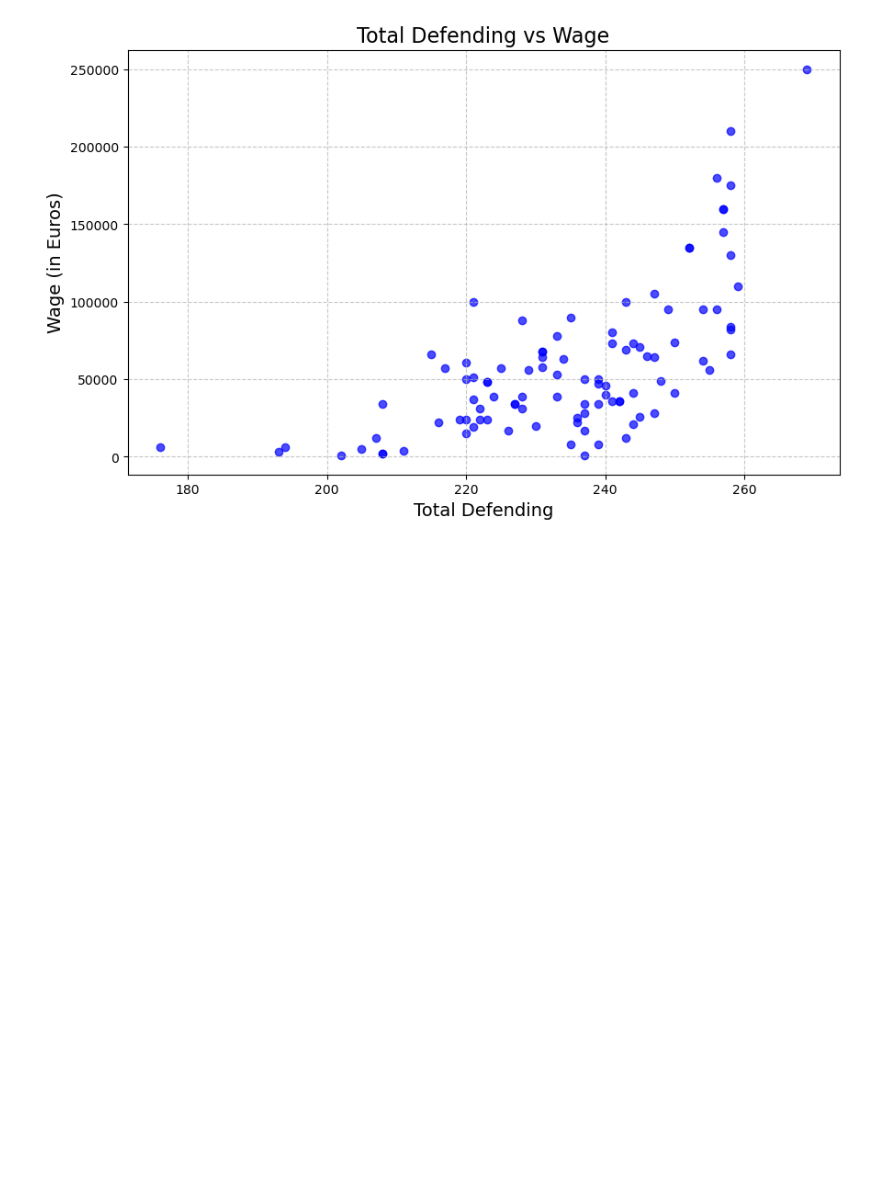
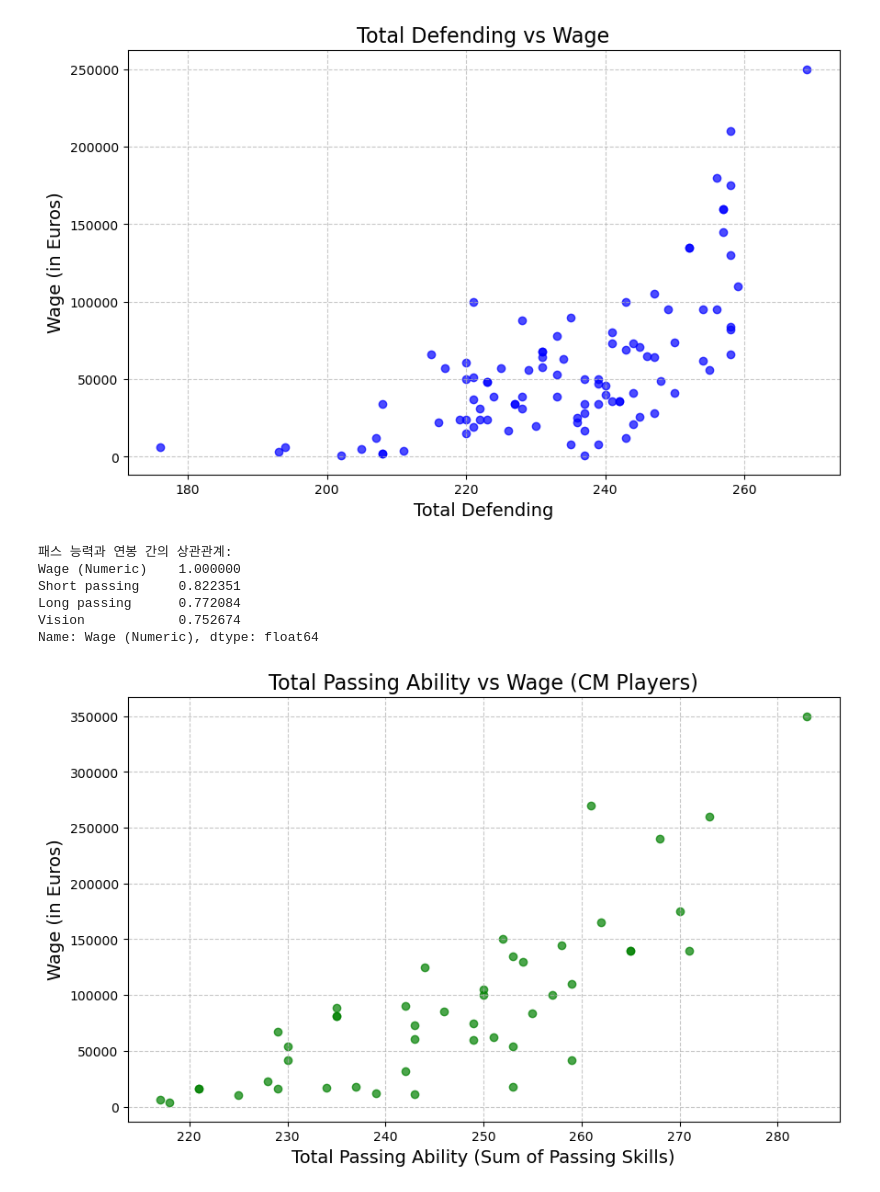
Before and after one commit to choimin0221/data-analytic-programming, a Jupyter notebook: exam1.ipynb, the cells around one changed output. Cells and saved outputs as stored; diff of their text form; code cells hidden in the pictures; blank space fills up the shorter version.

```diff
--- a/exam1.ipynb
+++ b/exam1.ipynb
@@ -224,3 +213,65 @@ else:
     print("Column 'Total defending' does not exist in the dataset.")
 # %% [output]
 [figure]
+# %%
+# 연봉 데이터를 숫자형으로 변환하는 함수 정의
+def parse_wage(value):
+    if isinstance(value, str) and 'K' in value:
+        return float(value.replace('€', '').replace('K', '')) * 1_000
+    elif isinstance(value, str) and 'M' in value:
+        return float(value.replace('€', '').replace('M', '')) * 1_000_000
+    else:
+        return None
+
+# Wage 데이터를 숫자로 변환하여 새로운 열 생성
+df['Wage (Numeric)'] = df['Wage'].apply(parse_wage)
+
+# 중앙 미드필더(CM) 선수들 필터링
+cm_df = df[df['Best position'] == 'CM'].copy()  # 복사본 생성
+
+# 패스 데이터를 숫자로 변환하는 함수 정의
+def clean_numeric(value):
+    try:
+        return float(value.split('+')[0])  # '+' 기호 제거 후 숫자로 변환
+    except:
+        return None
+
+# 패스 관련 열에 변환 적용 (loc 사용)
+passing_attributes = ['Short passing', 'Long passing', 'Vision']
+for attr in passing_attributes:
+    cm_df.loc[:, attr] = cm_df[attr].apply(clean_numeric)
+
+# 변환 후 상관관계 계산
+cm_passing_wage_corr_cleaned = cm_df[passing_attributes + ['Wage (Numeric)']].dropna().corr()
+passing_wage_correlations_cleaned = cm_passing_wage_corr_cleaned['Wage (Numeric)'].sort_values(ascending=False)
+
+# 상관관계 결과 출력
+print("패스 능력과 연봉 간의 상관관계:")
+print(passing_wage_correlations_cleaned)
+# %% [output]
+패스 능력과 연봉 간의 상관관계:
+Wage (Numeric)    1.000000
+Short passing     0.822351
+Long passing      0.772084
+Vision            0.752674
+Name: Wage (Numeric), dtype: float64
+# %%
+import matplotlib.pyplot as plt
+
+# 패스 능력 총합 계산
+cm_df['Total Passing Ability'] = cm_df[passing_attributes].sum(axis=1)
+
+# 유효한 데이터만 필터링
+valid_passing_wage_data = cm_df[['Total Passing Ability', 'Wage (Numeric)']].dropna()
+
+# 패스 능력 총합과 연봉의 관계 시각화
+plt.figure(figsize=(10, 6))
+plt.scatter(valid_passing_wage_data['Total Passing Ability'], valid_passing_wage_data['Wage (Numeric)'],
+            alpha=0.7, color='green')
+plt.title('Total Passing Ability vs Wage (CM Players)', fontsize=16)
+plt.xlabel('Total Passing Ability (Sum of Passing Skills)', fontsize=14)
+plt.ylabel('Wage (in Euros)', fontsize=14)
+plt.grid(True, linestyle='--', alpha=0.7)
+plt.show()
+# %% [output]
+[figure, added]
```
Also changed, not shown: parts of 5 cells of this notebook.
